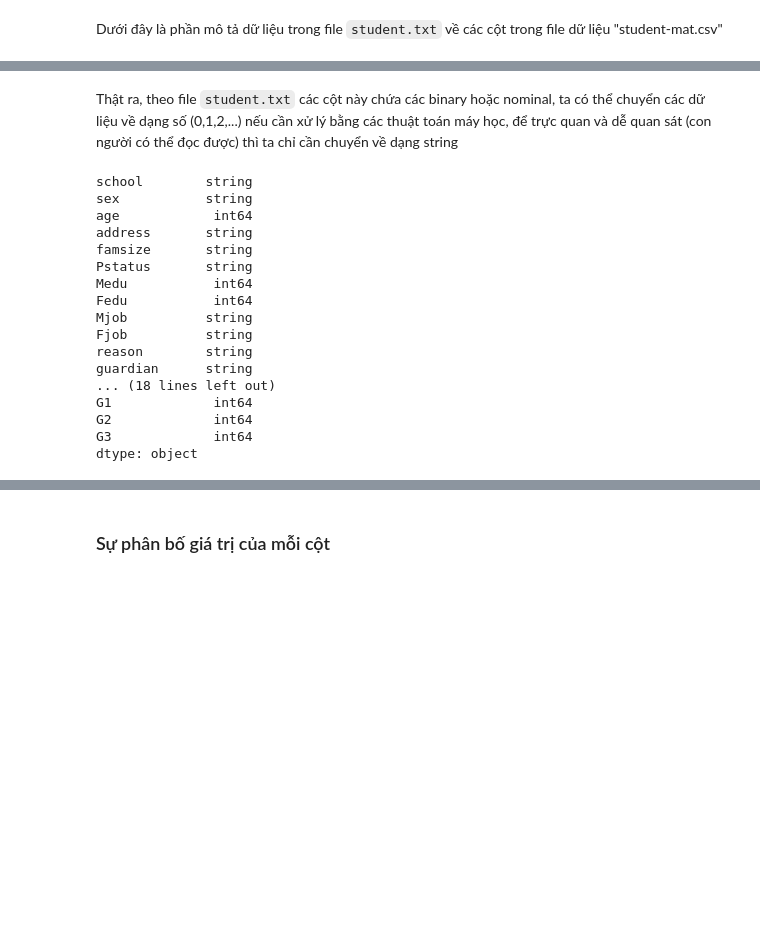
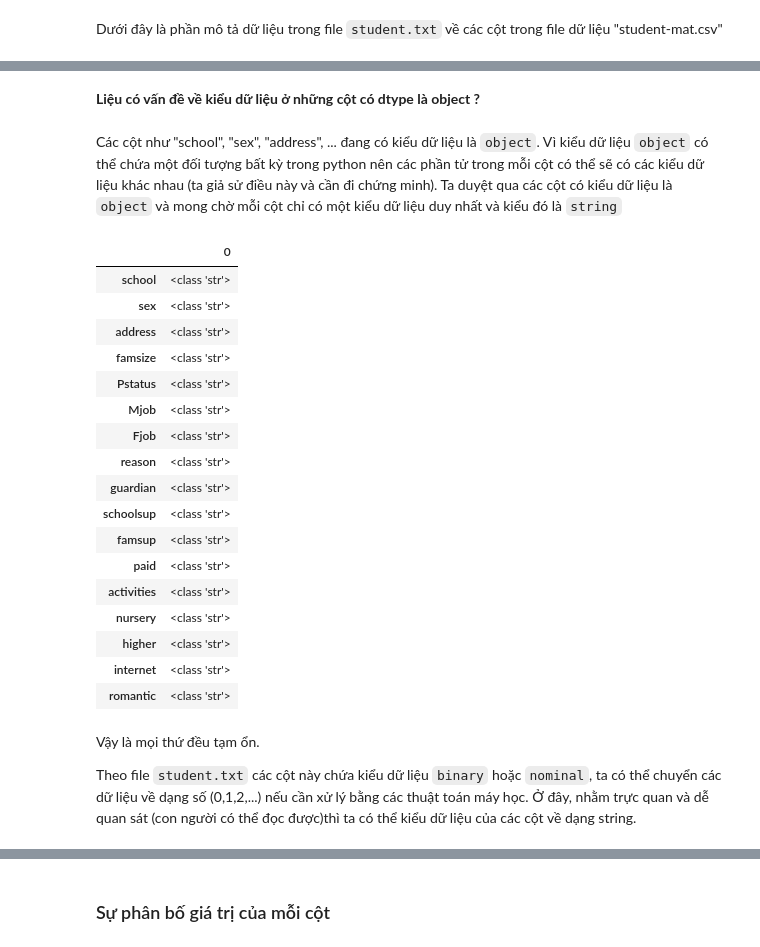
Before and after one commit to hotranvietcuong2001/P4DS_CQ19_FinalProject, a Jupyter notebook: student_performance.ipynb, the cells around one changed output, grey strips where cells are left out. Cells and saved outputs as stored; diff of their text form; code cells hidden in the pictures; blank space fills up the shorter version.

```diff
--- a/student_performance.ipynb
+++ b/student_performance.ipynb
@@ -134,25 +128,36 @@ Theo mô tả từ file `student.txt`, các cột này chứa kiểu dữ liệu
+# %% [markdown]
+**Liệu có vấn đề về kiểu dữ liệu ở những cột có dtype là object ?**
+# %% [markdown]
+Các cột như "school", "sex", "address", ... đang có kiểu dữ liệu là `object`. Vì kiểu dữ liệu `object` có thể chứa một đối tượng bất kỳ trong python nên các phần tử trong mỗi cột có thể sẽ có các kiểu dữ liệu khác nhau (ta giả sử điều này và cần đi chứng minh). Ta duyệt qua các cột có kiểu dữ liệu là `object` và mong chờ mỗi cột chỉ có một kiểu dữ liệu duy nhất và kiểu đó là `string`
+# %%
+def open_object_dtype(s):
+    dtypes = set()
+    dtypes.update(set(s.apply(type)))
+    return list(dtypes)
+
+
+obj_cols = mat_df.select_dtypes(include=['object']).columns
+mat_df[obj_cols].agg(open_object_dtype).T
+# %% [output]
+|  | 0 |
+| school | <class 'str'> |
+| sex | <class 'str'> |
+| address | <class 'str'> |
+| famsize | <class 'str'> |
+| Pstatus | <class 'str'> |
+| Mjob | <class 'str'> |
+| Fjob | <class 'str'> |
+| reason | <class 'str'> |
+| guardian | <class 'str'> |
+| schoolsup | <class 'str'> |
+| famsup | <class 'str'> |
+| paid | <class 'str'> |
+| activities | <class 'str'> |
+| nursery | <class 'str'> |
+| higher | <class 'str'> |
+| internet | <class 'str'> |
+| romantic | <class 'str'> |
 # %% [markdown]
-Thật ra, theo file `student.txt` các cột này chứa các binary hoặc nominal, ta có thể chuyển các dữ liệu về dạng số (0,1,2,...) nếu cần xử lý bằng các thuật toán máy học, để trực quan và dễ quan sát (con người có thể đọc được) thì ta chỉ cần chuyển về dạng string
+Vậy là mọi thứ đều tạm ổn.
+
+Theo file `student.txt` các cột này chứa kiểu dữ liệu `binary` hoặc `nominal`, ta có thể chuyển các dữ liệu về dạng số (0,1,2,...) nếu cần xử lý bằng các thuật toán máy học. Ở đây, nhằm trực quan và dễ quan sát (con người có thể đọc được)thì ta có thể kiểu dữ liệu của các cột về dạng string.
-# %%
-obj = ["school","sex","address","famsize","Pstatus","Mjob","Fjob","reason","guardian","schoolsup","famsup",
-     "paid","activities","nursery","higher","internet","romantic"]
-mat_df[obj] = mat_df[obj].astype("string")
-mat_df.dtypes
-# %% [output]
-school        string
-sex           string
-age            int64
-address       string
-famsize       string
-Pstatus       string
-Medu           int64
-Fedu           int64
-Mjob          string
-Fjob          string
-reason        string
-guardian      string
-... (18 lines left out)
-G1             int64
-G2             int64
-G3             int64
-dtype: object
```
Also changed, not shown: parts of 28 cells of this notebook.
